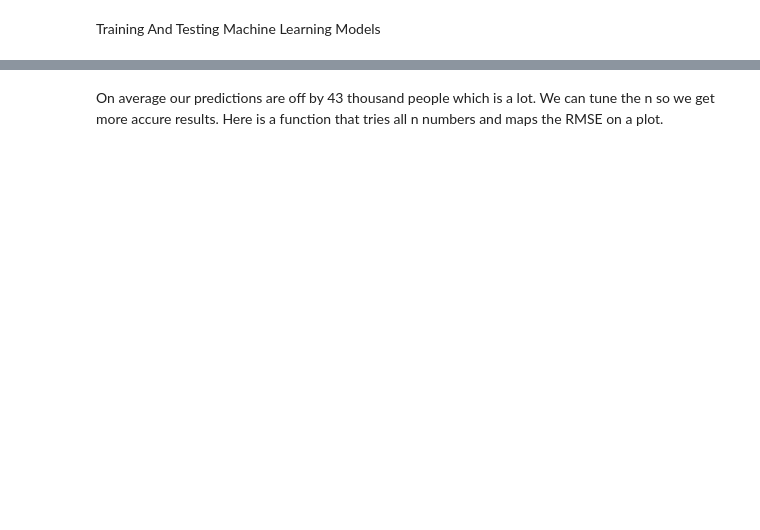
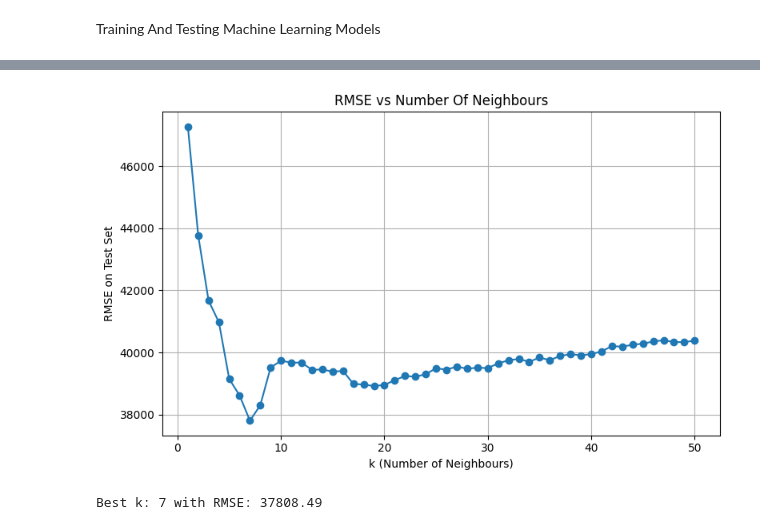
Before and after one commit to BoraComert/Bora-DSA210-Project, a Jupyter notebook: codes.ipynb, the cells around one changed output, grey strips where cells are left out. Drawn from its saved outputs; the diff is of its cells as text; code cells hidden in the pictures; blank space fills up the shorter version.

Commit message:
Added machine learning models

```diff
--- a/codes.ipynb
+++ b/codes.ipynb
@@ -174,3 +773,0 @@ R² Score: 0.13075372992709278
-# %% [markdown]
-On average our predictions are off by 43 thousand people which is a lot. We can tune the n so we get more accure results.
-Here is a function that tries all n numbers and maps the RMSE on a plot.
@@ -210,0 +774,60 @@ X_test_scaled = scaler.transform(X_test)
+# %%
+import pandas as pd
+import numpy as np
+import matplotlib.pyplot as plt
+from sklearn.model_selection import train_test_split
+from sklearn.preprocessing import StandardScaler, LabelEncoder
+from sklearn.neighbors import KNeighborsRegressor
+from sklearn.metrics import mean_squared_error
+
+# Load dataset
+df = pd.read_csv("filtered_merged_with_inflation.csv", parse_dates=["Date"])
+
+# Label encode categorical features
+le_income = LabelEncoder()
+df["Income_encoded"] = le_income.fit_transform(df["Income classification"])
+le_country = LabelEncoder()
+df["Country_encoded"] = le_country.fit_transform(df["Country"])
+
+# Define features
+predictors = [
+    "Country_Temp", "Country_Humidity", "Country_Precipitation",
+    "Avg Temperature (C)", "Avg Humidity (%)", "Total Precipitation (mm)",
+    "YoY_Inflation (%)", "Income_encoded", "Country_encoded"
+]
+X = df[predictors]
+y = df["Visitors"]
+
+# Train test split and z score scaling for KNN
+X_train, X_test, y_train, y_test = train_test_split(X, y, test_size=0.2, random_state=42)
+
+scaler = StandardScaler()
+X_train_scaled = scaler.fit_transform(X_train)
+X_test_scaled = scaler.transform(X_test)
+
+# Try different values of k
+k_values = range(1, 51)
+rmse_list = []
+
+for k in k_values:
+    knn = KNeighborsRegressor(n_neighbors=k)
+    knn.fit(X_train_scaled, y_train)
+    y_pred = knn.predict(X_test_scaled)
+    rmse = np.sqrt(mean_squared_error(y_test, y_pred))
+    rmse_list.append(rmse)
+
+# Plot RMSE vs Number of Neigbours
+plt.figure(figsize=(8, 5))
+plt.plot(k_values, rmse_list, marker='o')
+plt.xlabel("k (Number of Neighbours)")
+plt.ylabel("RMSE on Test Set")
+plt.title("RMSE vs Number Of Neighbours")
+plt.grid(True)
+plt.tight_layout()
+plt.show()
+
+best_k = k_values[np.argmin(rmse_list)]
+print(f"Best k: {best_k} with RMSE: {min(rmse_list):.2f}")
+# %% [output]
+[figure, added]
+Best k: 7 with RMSE: 37808.49
```
Also changed, not shown: parts of 45 cells of this notebook, 1 other file.
